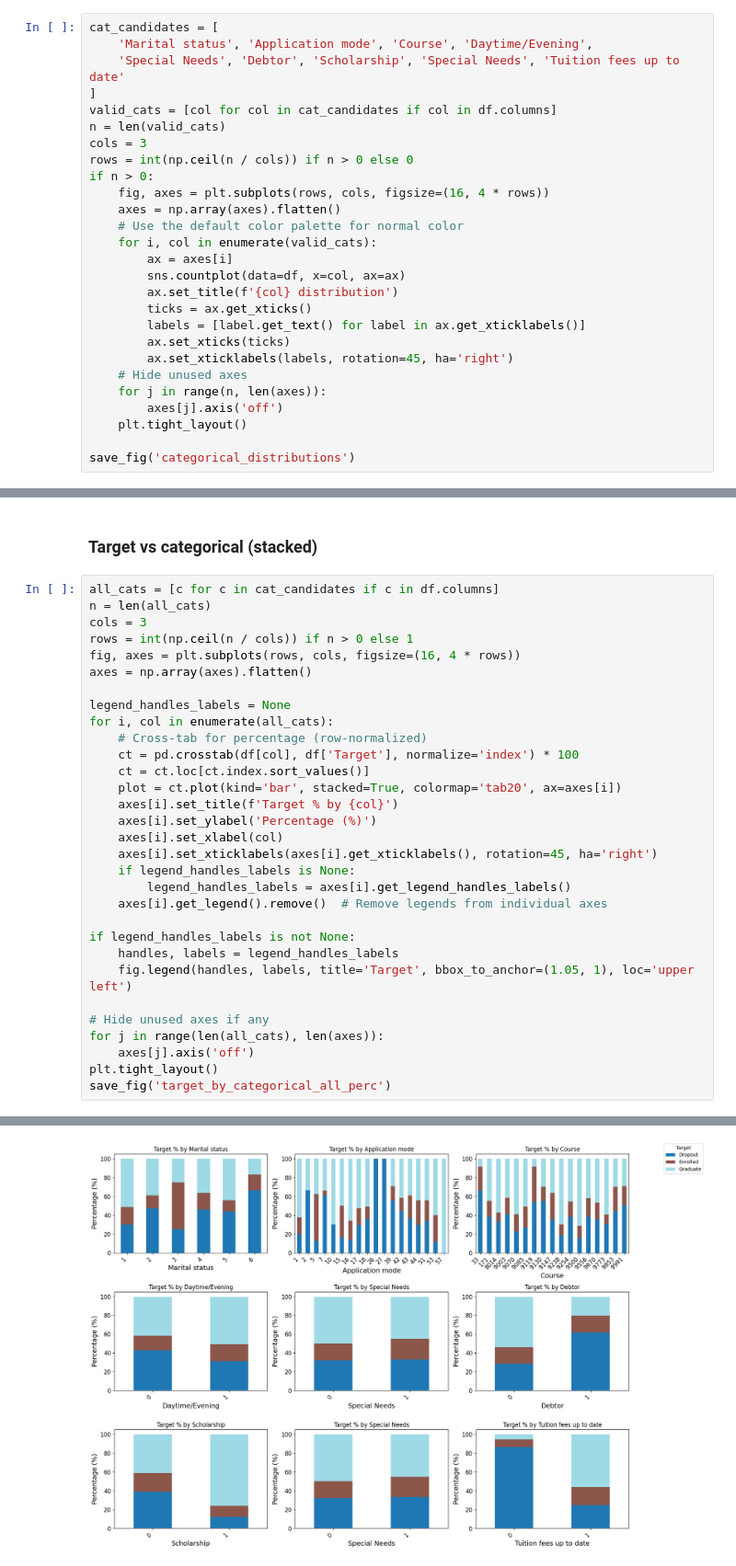
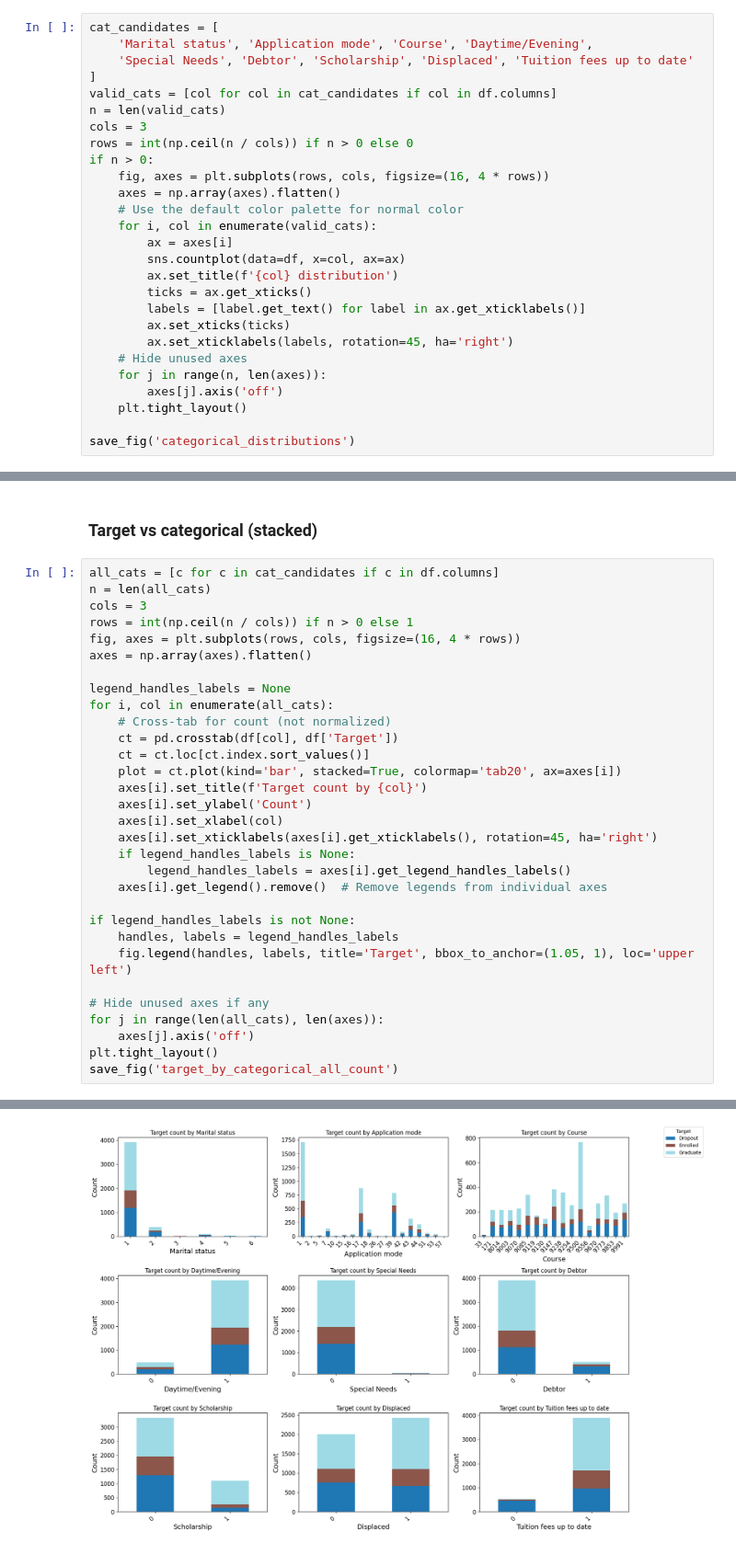
Before and after one commit to doxncwfn/mlassignmenthcmut, a Jupyter notebook: src/visualize.ipynb, the cells around one changed output, grey strips where cells are left out. Shown at 92% size. Cells and saved outputs as stored; diff of their text form.

```diff
--- a/src/visualize.ipynb
+++ b/src/visualize.ipynb
@@ -188,7 +188,7 @@ Saving figure correlation_heatmap at /Users/macbook/Downloads/HCMUT/Assignments/
 # %%
 cat_candidates = [
     'Marital status', 'Application mode', 'Course', 'Daytime/Evening',
-    'Special Needs', 'Debtor', 'Scholarship', 'Special Needs', 'Tuition fees up to date'
+    'Special Needs', 'Debtor', 'Scholarship', 'Displaced', 'Tuition fees up to date'
 ]
 valid_cats = [col for col in cat_candidates if col in df.columns]
 n = len(valid_cats)
@@ -227,12 +227,12 @@ axes = np.array(axes).flatten()
 
 legend_handles_labels = None
 for i, col in enumerate(all_cats):
-    # Cross-tab for percentage (row-normalized)
-    ct = pd.crosstab(df[col], df['Target'], normalize='index') * 100
+    # Cross-tab for count (not normalized)
+    ct = pd.crosstab(df[col], df['Target'])
     ct = ct.loc[ct.index.sort_values()]
     plot = ct.plot(kind='bar', stacked=True, colormap='tab20', ax=axes[i])
-    axes[i].set_title(f'Target % by {col}')
-    axes[i].set_ylabel('Percentage (%)')
+    axes[i].set_title(f'Target count by {col}')
+    axes[i].set_ylabel('Count')
     axes[i].set_xlabel(col)
     axes[i].set_xticklabels(axes[i].get_xticklabels(), rotation=45, ha='right')
     if legend_handles_labels is None:
@@ -247,5 +247,5 @@ if legend_handles_labels is not None:
 for j in range(len(all_cats), len(axes)):
     axes[j].axis('off')
 plt.tight_layout()
-save_fig('target_by_categorical_all_perc')
+save_fig('target_by_categorical_all_count')
 # %% [output]
@@ -253 +253 @@ Saving figure target_by_categorical_all_perc at /Users/macbook/Downloads/HCMUT/A
-[figure, old version]
+[figure, new version]
```
Also changed, not shown: parts of 2 cells of this notebook, 6 other files.
